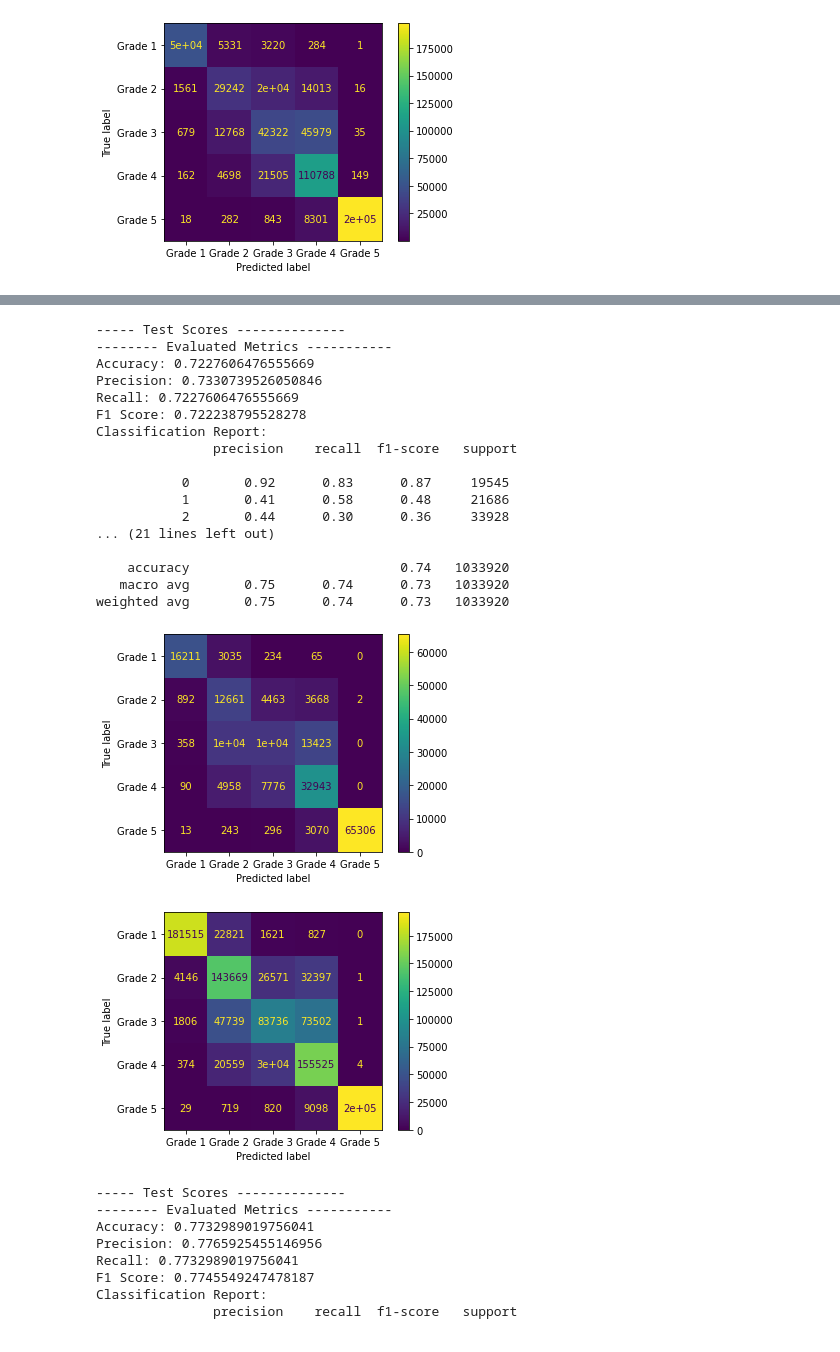
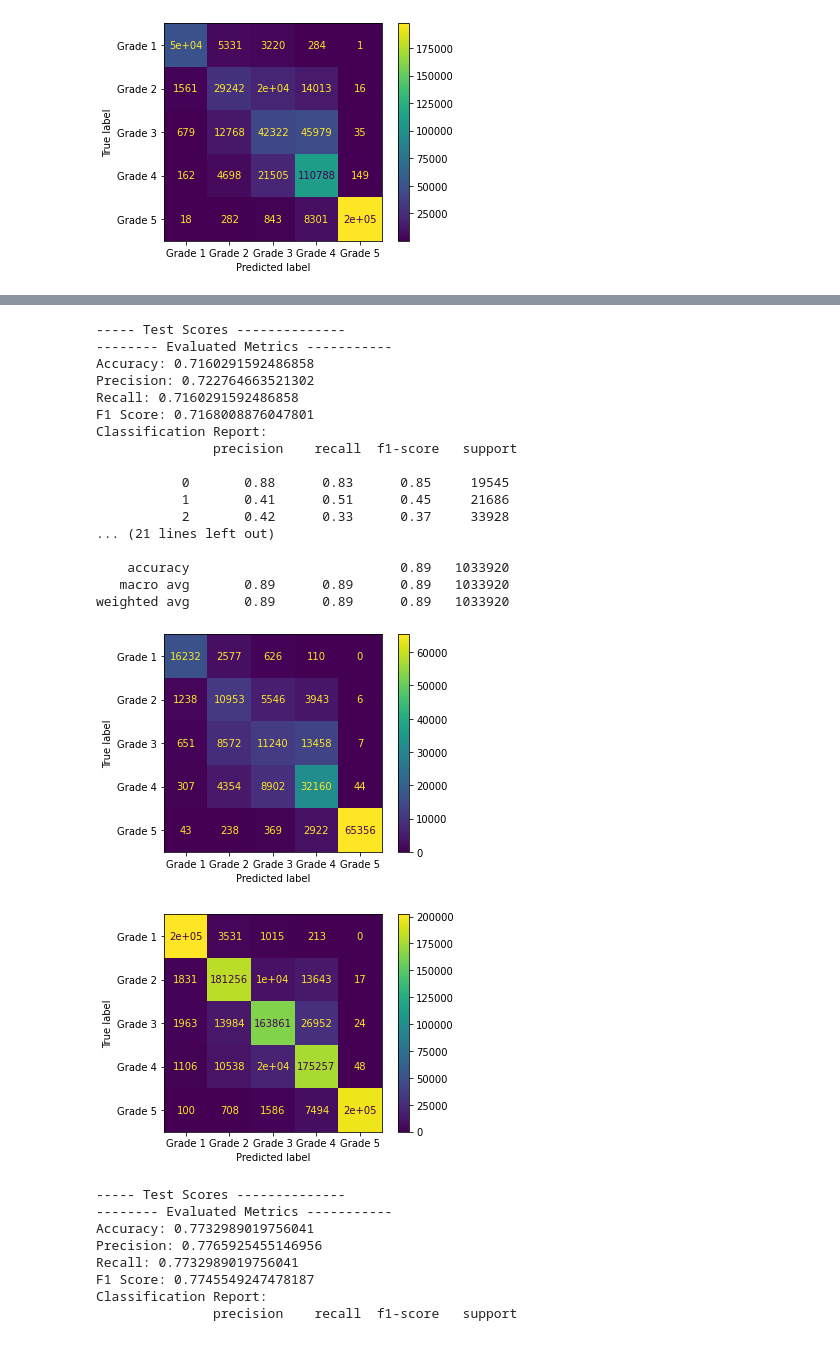
Before and after one commit to JuJu2181/earthquake-damage-predictor, a Jupyter notebook: Codes/earthquake_damage_prediction2.ipynb, the cells around one changed output, grey strips where cells are left out. Saved outputs shown, nothing was run; the diff lists cells and outputs as text; code cells hidden in the pictures.

```diff
--- a/Codes/earthquake_damage_prediction2.ipynb
+++ b/Codes/earthquake_damage_prediction2.ipynb
@@ -448,3 +469,14 @@ Feature Scaling helped to reduce computational time when training the models and
+# %%
+pca = PCA(n_components=22)
+X_train_ros_pca = pca.fit_transform(X_train_ros1)
+X_test_ros_pca = pca.transform(X_test_ros1)
+# %%
+X_train_normal_pca = pd.DataFrame(X_train_normal_pca)
+X_test_normal_pca = pd.DataFrame(X_test_normal_pca)
+X_train_ros_pca = pd.DataFrame(X_train_ros_pca)
+X_test_ros_pca = pd.DataFrame(X_test_ros_pca)
+X_train_rus_pca = pd.DataFrame(X_train_rus_pca)
+X_test_rus_pca = pd.DataFrame(X_test_rus_pca)
 # %% [markdown]
 ### Model Training
 From previous model training we found that Random Forest model gave maximum performance so now we are only evaluating and optimizing the random forest model by oversampling, undersampling and then hyperparameter tuning
@@ -479,7 +512,8 @@ RandomForestClassifier(max_depth=30, min_samples_leaf=5, min_samples_split=5,
                        n_estimators=150, random_state=42)
 # %%
 forest2 = RandomForestClassifier(n_estimators=150,min_samples_split=5,min_samples_leaf=5,max_depth=30,random_state=RANDOM_STATE)
-forest2.fit(X_train_ros1,y_train_ros)
+# forest2.fit(X_train_ros1,y_train_ros)
+forest2.fit(X_train_ros_pca,y_train_ros)
 # %% [output]
 RandomForestClassifier(max_depth=30, min_samples_leaf=5, min_samples_split=5,
                        n_estimators=150, random_state=42)
@@ -665,40 +702,42 @@ weighted avg       0.76      0.75      0.75    569562
 # %%
 # for test data
 # variables
 evaluated_model = forest2
-XTest = X_test_ros1
-XTrain = X_train_ros1
+# XTest = X_test_ros1
+# XTrain = X_train_ros1
+XTest = X_test_ros_pca
+XTrain = X_train_ros_pca
 yTrain = y_train_ros
 yTest = y_test
 print('----- Test Scores --------------')
 y_pred_test = evaluated_model.predict(XTest)
 showMetrics(y_pred_test,yTest)
 showConfusionMatrix(evaluated_model, XTest,yTest)
 # for training data
 print('----- Training Scores --------------')
 y_pred_train = evaluated_model.predict(XTrain)
 showMetrics(y_pred_train,yTrain)
 showConfusionMatrix(evaluated_model, XTrain, yTrain)
 # %% [output]
 ----- Test Scores --------------
 -------- Evaluated Metrics -----------
-Accuracy: 0.7227606476555669
-Precision: 0.7330739526050846
-Recall: 0.7227606476555669
-F1 Score: 0.722238795528278
+Accuracy: 0.7160291592486858
+Precision: 0.722764663521302
+Recall: 0.7160291592486858
+F1 Score: 0.7168008876047801
 Classification Report:
                precision    recall  f1-score   support
 
-           0       0.92      0.83      0.87     19545
-           1       0.41      0.58      0.48     21686
-           2       0.44      0.30      0.36     33928
+           0       0.88      0.83      0.85     19545
+           1       0.41      0.51      0.45     21686
+           2       0.42      0.33      0.37     33928
 ... (21 lines left out)
 
-    accuracy                           0.74   1033920
-   macro avg       0.75      0.74      0.73   1033920
-weighted avg       0.75      0.74      0.73   1033920
+    accuracy                           0.89   1033920
+   macro avg       0.89      0.89      0.89   1033920
+weighted avg       0.89      0.89      0.89   1033920
-[figure, old version]
+[figure, new version]
-[figure, old version]
+[figure, new version]
 # %%
 # for test data
 # variables
```
Also changed, not shown: parts of 13 cells of this notebook, 17 other files.
